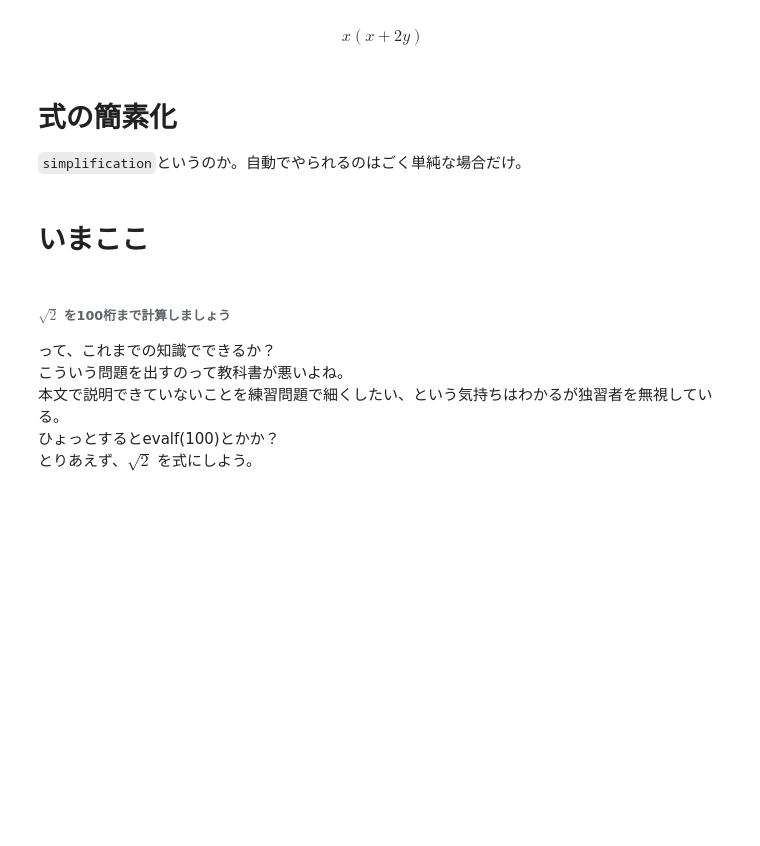
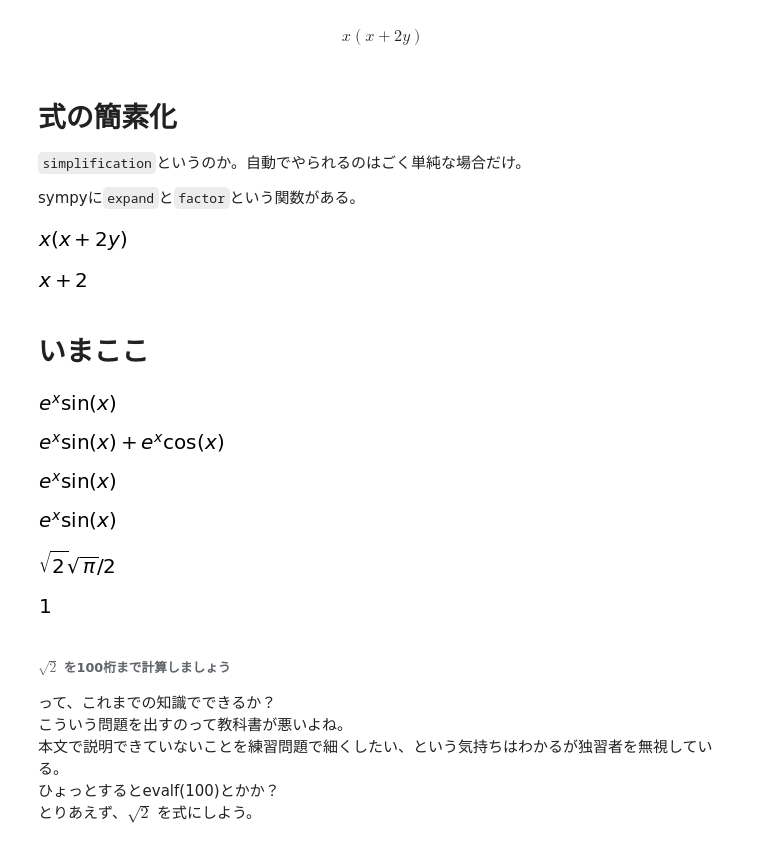
Before and after one commit to kalz2q/4clojure-answer, a Jupyter notebook: mathwithpython01.ipynb, the cells around one changed output. Saved outputs shown, nothing was run; the diff lists cells and outputs as text; code cells hidden in the pictures; blank space fills up the shorter version.

```diff
--- a/mathwithpython01.ipynb
+++ b/mathwithpython01.ipynb
@@ -172,8 +172,54 @@ $$x \left(x + 2 y\right)$$
 # 式の簡素化
 
 `simplification`というのか。自動でやられるのはごく単純な場合だけ。
+
+sympyに`expand`と`factor`という関数がある。
+# %%
+from sympy import *
+init_printing(use_unicode=True)
+x, y = symbols('x y')
+expr = x + 2 * y
+expand(x * expr)
+factor (expand (x * expr))
+# %% [output]
+[figure, added]
+# %%
+init_printing(use_unicode=True)
+expr = (x ** 2 - 4) / (x - 2)
+factor (expr)
+# %% [output]
+[figure, added]
 # %% [markdown]
 # いまここ
+# %%
+from sympy import *
+init_printing(use_unicode=True)
+x, t, z, nu = symbols ('x t z nu')
+
+expr = sin (x) * exp(x)
+expr
+# %% [output]
+[figure, added]
+# %%
+diff(expr, x)
+# %% [output]
+[figure, added]
+# %%
+integrate (exp(x)*sin(x) + exp(x)*cos(x))
+# %% [output]
+[figure, added]
+# %%
+integrate (exp(x)*(sin(x) + cos(x)))
+# %% [output]
+[figure, added]
+# %%
+integrate(sin(x**2), (x, -oo, oo))
+# %% [output]
+[figure, added]
+# %%
+limit (sin(x)/x, x, 0)
+# %% [output]
+[figure, added]
 # %% [markdown]
 ###### $ \sqrt 2 $ を100桁まで計算しましょう
 って、これまでの知識でできるか？
```
Also changed, not shown: parts of 1 cell of this notebook.
